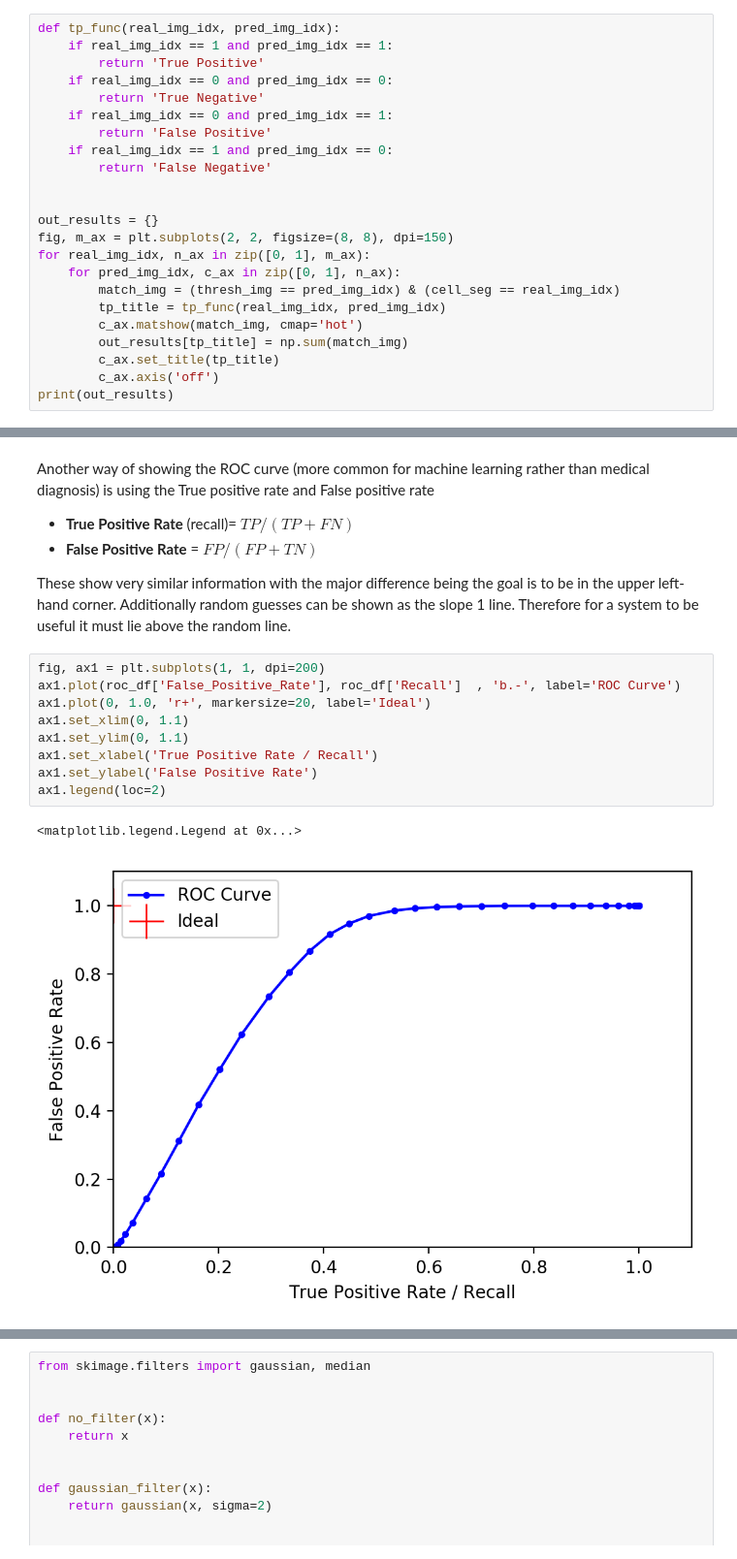
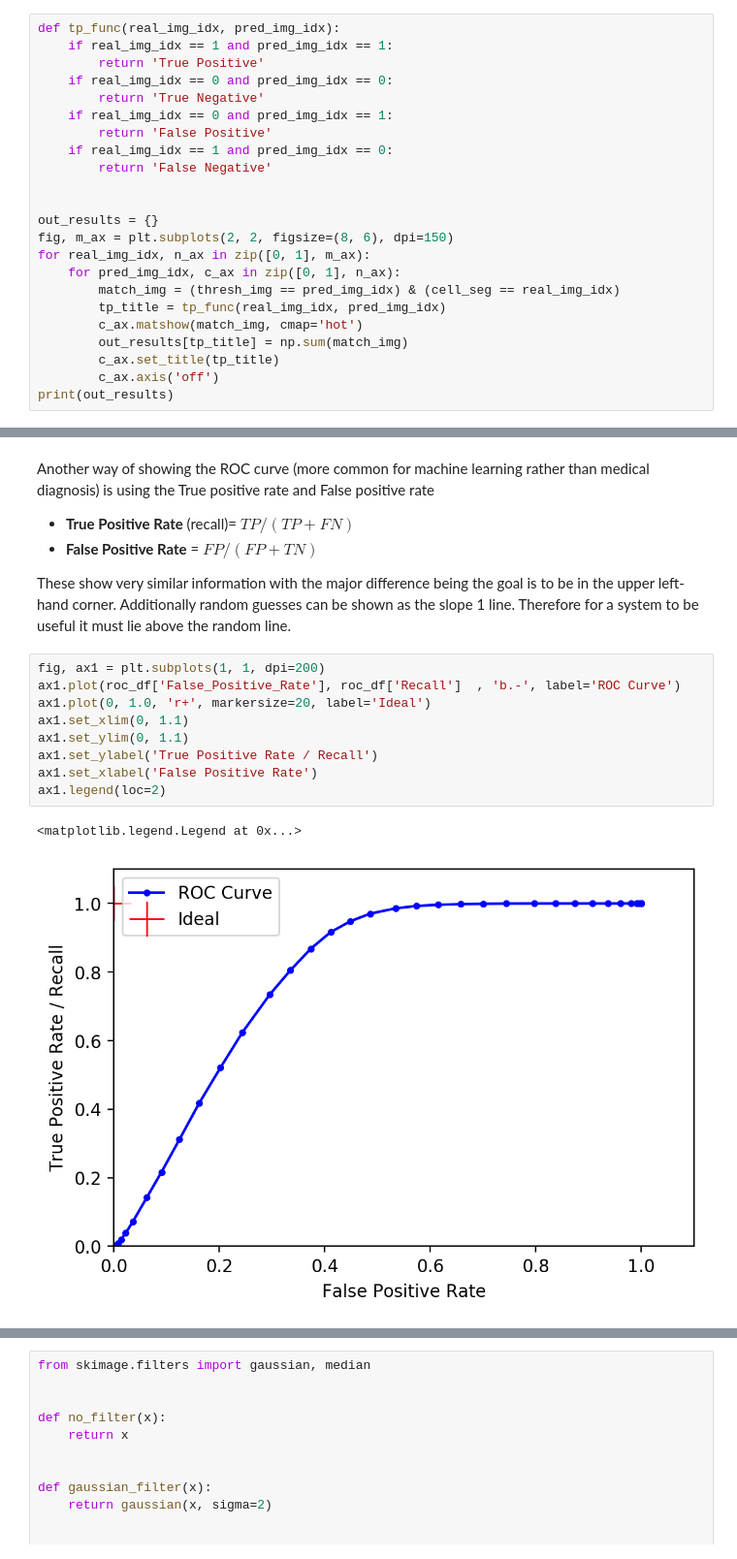
Before and after one commit to kmader/Quantitative-Big-Imaging-2019, a Jupyter notebook: Lectures/04-BasicSegmentation_Part2.ipynb, the cells around one changed output, grey strips where cells are left out. Shown at 97% size. Drawn from its saved outputs; the diff is of its cells as text.

```diff
--- a/Lectures/04-BasicSegmentation_Part2.ipynb
+++ b/Lectures/04-BasicSegmentation_Part2.ipynb
@@ -68,7 +74,7 @@ def tp_func(real_img_idx, pred_img_idx):
 
 
 out_results = {}
-fig, m_ax = plt.subplots(2, 2, figsize=(8, 8), dpi=150)
+fig, m_ax = plt.subplots(2, 2, figsize=(8, 6), dpi=150)
 for real_img_idx, n_ax in zip([0, 1], m_ax):
     for pred_img_idx, c_ax in zip([0, 1], n_ax):
         match_img = (thresh_img == pred_img_idx) & (cell_seg == real_img_idx)
@@ -143,15 +149,15 @@ These show very similar information with the major difference being the goal is
 # %%
 fig, ax1 = plt.subplots(1, 1, dpi=200)
 ax1.plot(roc_df['False_Positive_Rate'], roc_df['Recall']  , 'b.-', label='ROC Curve')
 ax1.plot(0, 1.0, 'r+', markersize=20, label='Ideal')
 ax1.set_xlim(0, 1.1)
 ax1.set_ylim(0, 1.1)
-ax1.set_xlabel('True Positive Rate / Recall')
-ax1.set_ylabel('False Positive Rate')
+ax1.set_ylabel('True Positive Rate / Recall')
+ax1.set_xlabel('False Positive Rate')
 ax1.legend(loc=2)
 # %% [output]
 <matplotlib.legend.Legend at 0x...>
-[figure, old version]
+[figure, new version]
 # %%
 from sklearn.metrics import roc_curve
 fpr, tpr, thresholds = roc_curve(cell_seg.ravel().astype(int),
```
Also changed, not shown: parts of 10 cells of this notebook.
